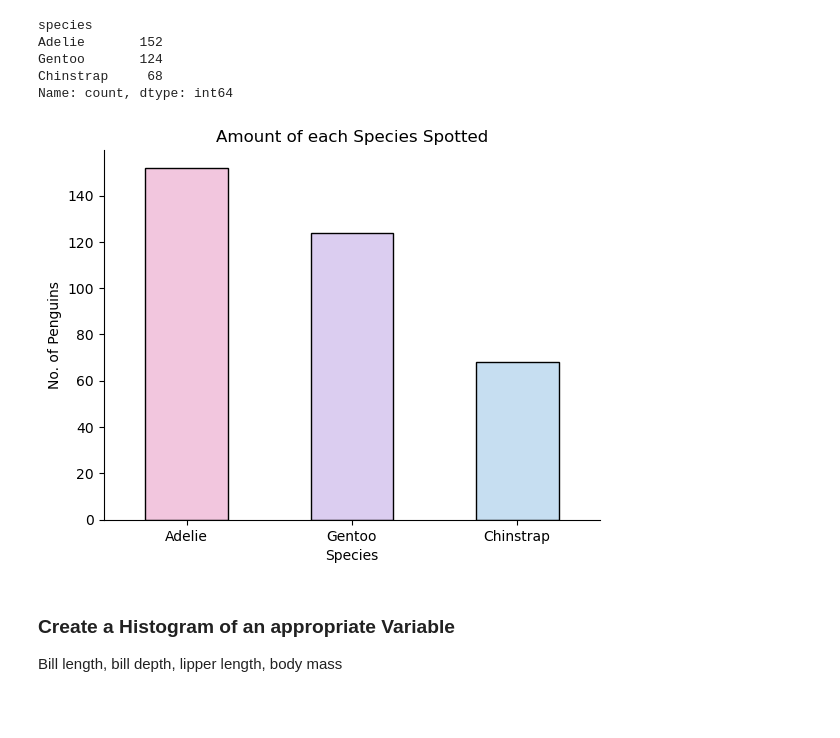
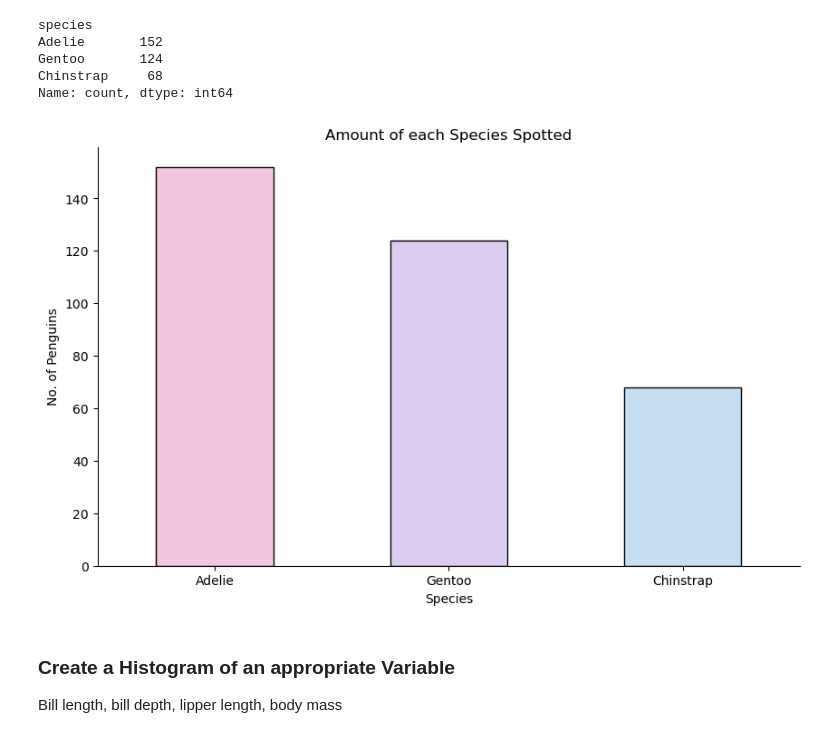
Before and after one commit to aoifeflav/principles-of-data-analytics-mywork, a Jupyter notebook: penguins.ipynb, the cells around one changed output. Cells and saved outputs as stored; diff of their text form; code cells hidden in the pictures; blank space fills up the shorter version.

```diff
--- a/penguins.ipynb
+++ b/penguins.ipynb
@@ -98,15 +84,16 @@ Chinstrap     68
 Name: count, dtype: int64
 # %%
 #put it in a bar chart
+plt.figure(figsize=(10, 6)) # make it bigger
 species_amount.plot(kind = 'bar', color = ['#F2C6DE', '#DBCDF0', '#C6DEF1'], edgecolor='black')
 plt.ylabel("No. of Penguins")
 plt.xlabel("Species")
 plt.xticks(rotation=0)
 plt.title("Amount of each Species Spotted")
 plt.gca().spines['top'].set_visible(False)
 plt.gca().spines['right'].set_visible(False)
 # %% [output]
-[figure, old version]
+[figure, new version]
 # %% [markdown]
 ### Create a Histogram of an appropriate Variable
 Bill length, bill depth, lipper length, body mass
```
Also changed, not shown: parts of 13 cells of this notebook.
